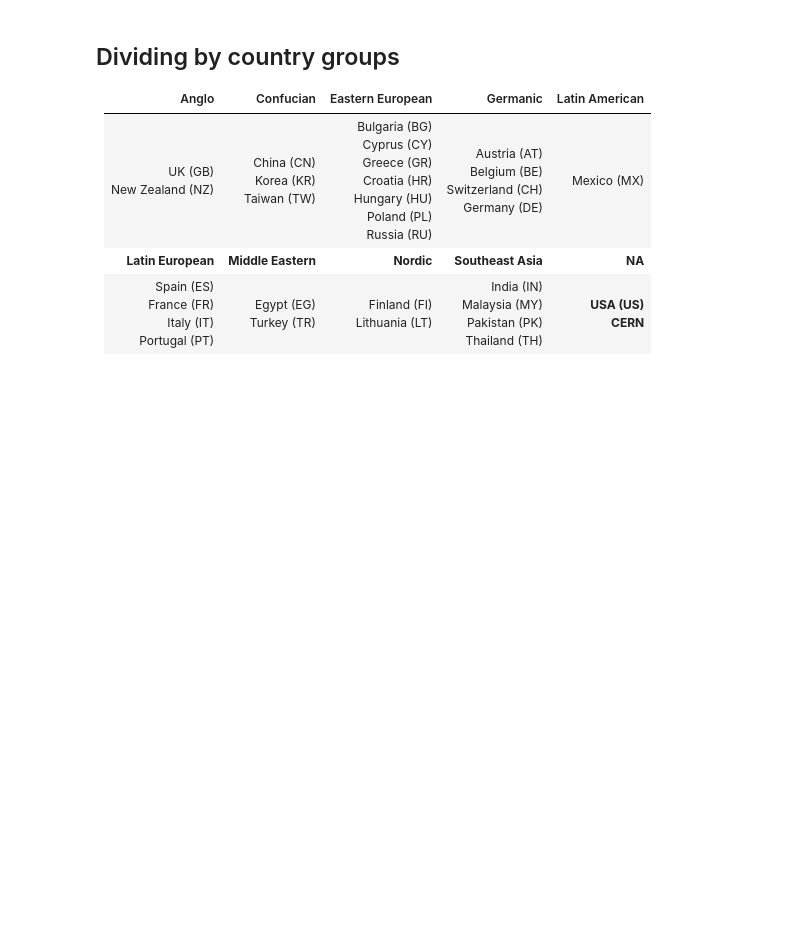
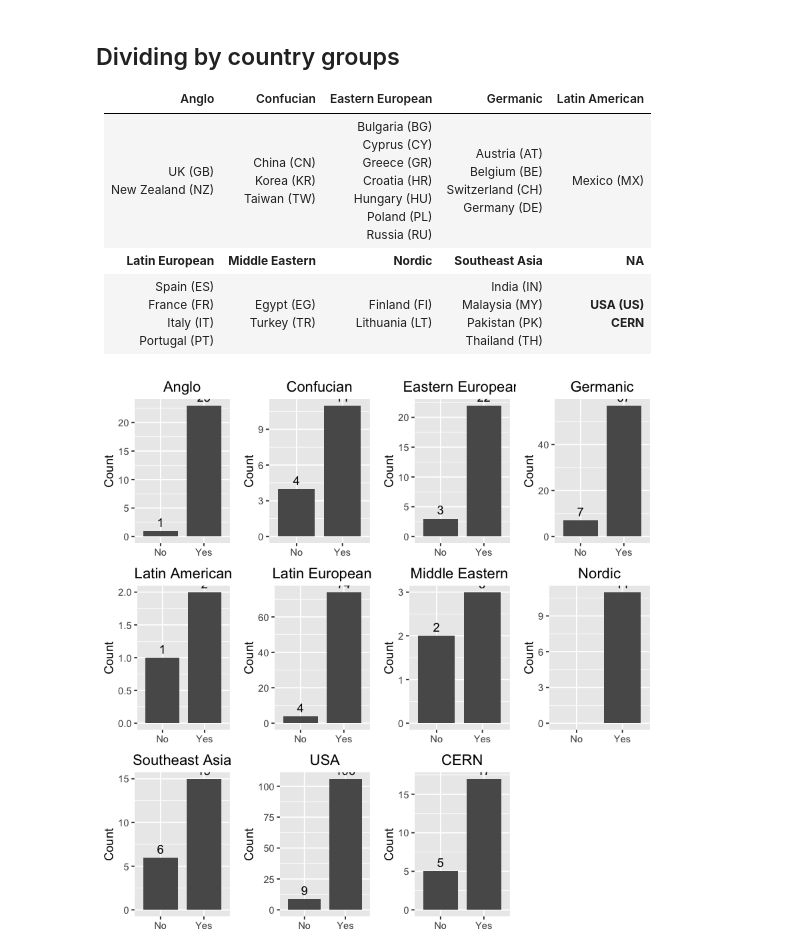
Before and after one commit to RaoOfPhysics/phd-notebooks, a Jupyter notebook: 01_CountryGroupings.ipynb, the cells around one changed output. Saved outputs shown, nothing was run; the diff lists cells and outputs as text; code cells hidden in the pictures; blank space fills up the shorter version.

Commit message:
Make first plots with filtered country groups

```diff
--- a/01_CountryGroupings.ipynb
+++ b/01_CountryGroupings.ipynb
@@ -96,3 +99,36 @@ dat.country.USA <- filter(dat,
 
 dat.country.CERN <- filter(dat,
                            inst_country=="CERN")
+# %%
+countryGroup <- c("anglo", "confucian", "easternEuropean",
+                  "germanic", "latinAmerican", "latinEuropean",
+                  "middleEastern", "nordic", "southeastAsia",
+                  "USA", "CERN")
+
+groupName <- c("Anglo", "Confucian", "Eastern European",
+               "Germanic", "Latin American", "Latin European",
+               "Middle Eastern", "Nordic", "Southeast Asia",
+               "USA", "CERN")
+
+allGroups <- data.frame(countryGroup, groupName)
+# %%
+i <- 1
+plot_list <- list()
+for (val in allGroups[,1]) {
+    name <- allGroups[i,2]
+    grp <- paste("dat.country.", val, sep="")
+    grp <- get(grp)
+    plot_list[[i]] <- ggplot(grp, aes(x = previous_participation)) +
+                      geom_bar(width=0.8) +
+                      geom_text(stat="count", aes(label = ..count..,
+                                                    y=..count..), vjust=-0.5) +
+                      ylab("Count") +
+                      theme(axis.title.x=element_blank()) +
+                      scale_x_discrete(drop=FALSE) +
+                      labs(title=name)
+    i <- i+1
+}
+
+do.call(grid.arrange, c(plot_list, ncol=4))
+# %% [output]
+[figure, added]
```
Also changed, not shown: parts of 2 cells of this notebook.
